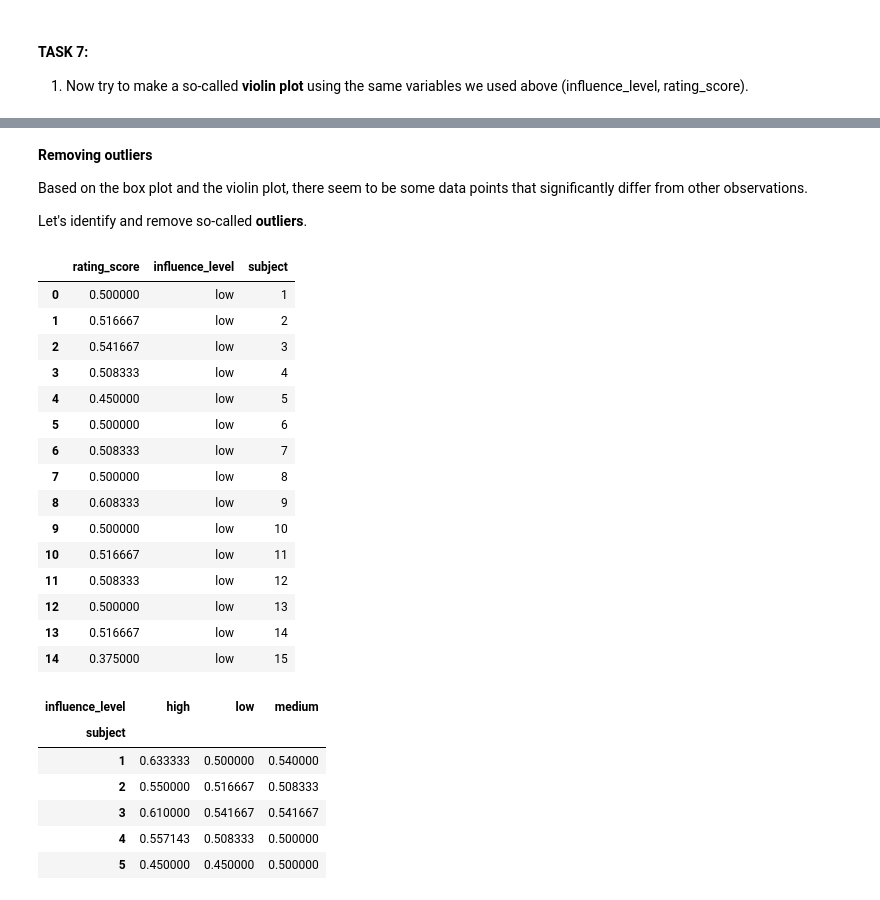
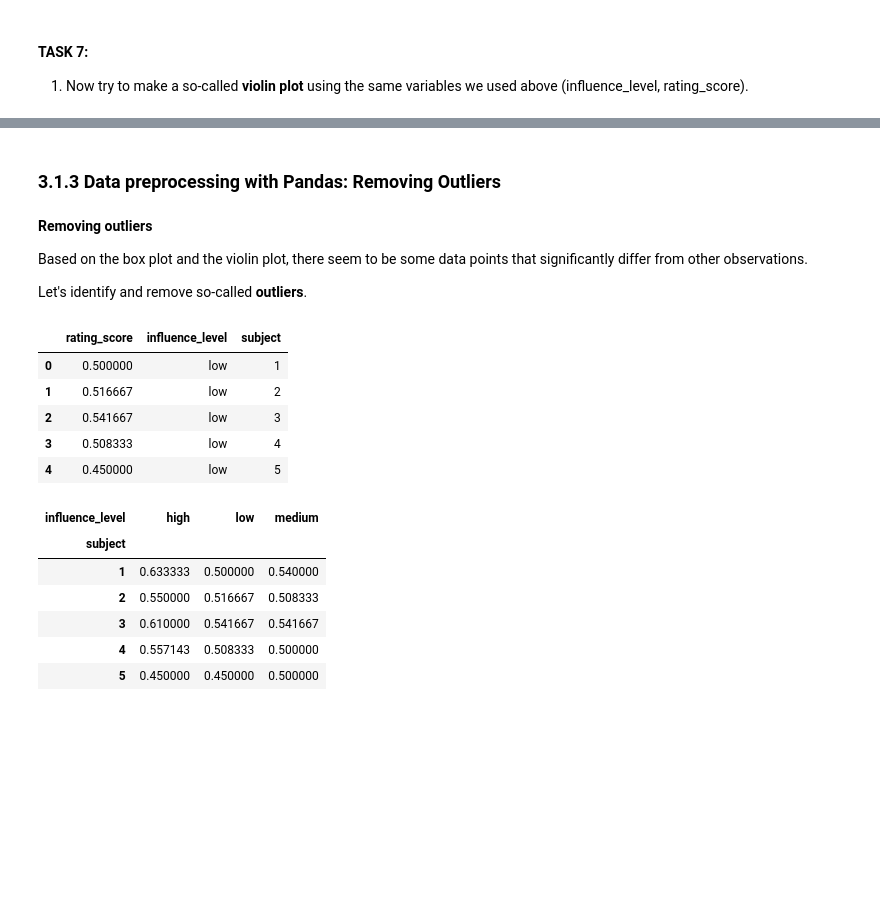
Before and after one commit to TimoFlesch/intro2python, a Jupyter notebook: part3.ipynb, the cells around one changed output, grey strips where cells are left out. Cells and saved outputs as stored; diff of their text form; code cells hidden in the pictures; blank space fills up the shorter version.

```diff
--- a/part3.ipynb
+++ b/part3.ipynb
@@ -147,3 +157,5 @@ sns.catplot(x="influence_level", y="rating_score",
+# %% [markdown]
+### **3.1.3 Data preprocessing with Pandas: Removing Outliers**
 # %% [markdown]
 **Removing outliers**
 
@@ -153,27 +165,17 @@ Let's identify and remove so-called **outliers**.
 # %%
 # Clean outliers - To do
 # first we want to bring the data into a format where each row corresponds to a single subject.
 # We want separate columns for each influence level
 # 1. make a copy of the data
 df = socialDecisionMakingData_ANOVA
-# 2. add subject ids. the three levels are currently stacked, so we need to repeat the ids twice
+# 2. add subject ids. the three levels are currently stacked, so we need to repeat the sub id for each level
 df['subject'] = np.tile(np.arange(1,66),3)
-df.head(15)
+df.head()
 # %% [output]
 |  | rating_score | influence_level | subject |
 | 0 | 0.500000 | low | 1 |
 | 1 | 0.516667 | low | 2 |
 | 2 | 0.541667 | low | 3 |
 | 3 | 0.508333 | low | 4 |
 | 4 | 0.450000 | low | 5 |
-| 5 | 0.500000 | low | 6 |
-| 6 | 0.508333 | low | 7 |
-| 7 | 0.500000 | low | 8 |
-| 8 | 0.608333 | low | 9 |
-| 9 | 0.500000 | low | 10 |
-| 10 | 0.516667 | low | 11 |
-| 11 | 0.508333 | low | 12 |
-| 12 | 0.500000 | low | 13 |
-| 13 | 0.516667 | low | 14 |
-| 14 | 0.375000 | low | 15 |
 # %%
```
Also changed, not shown: parts of 27 cells of this notebook, 4 other files.
